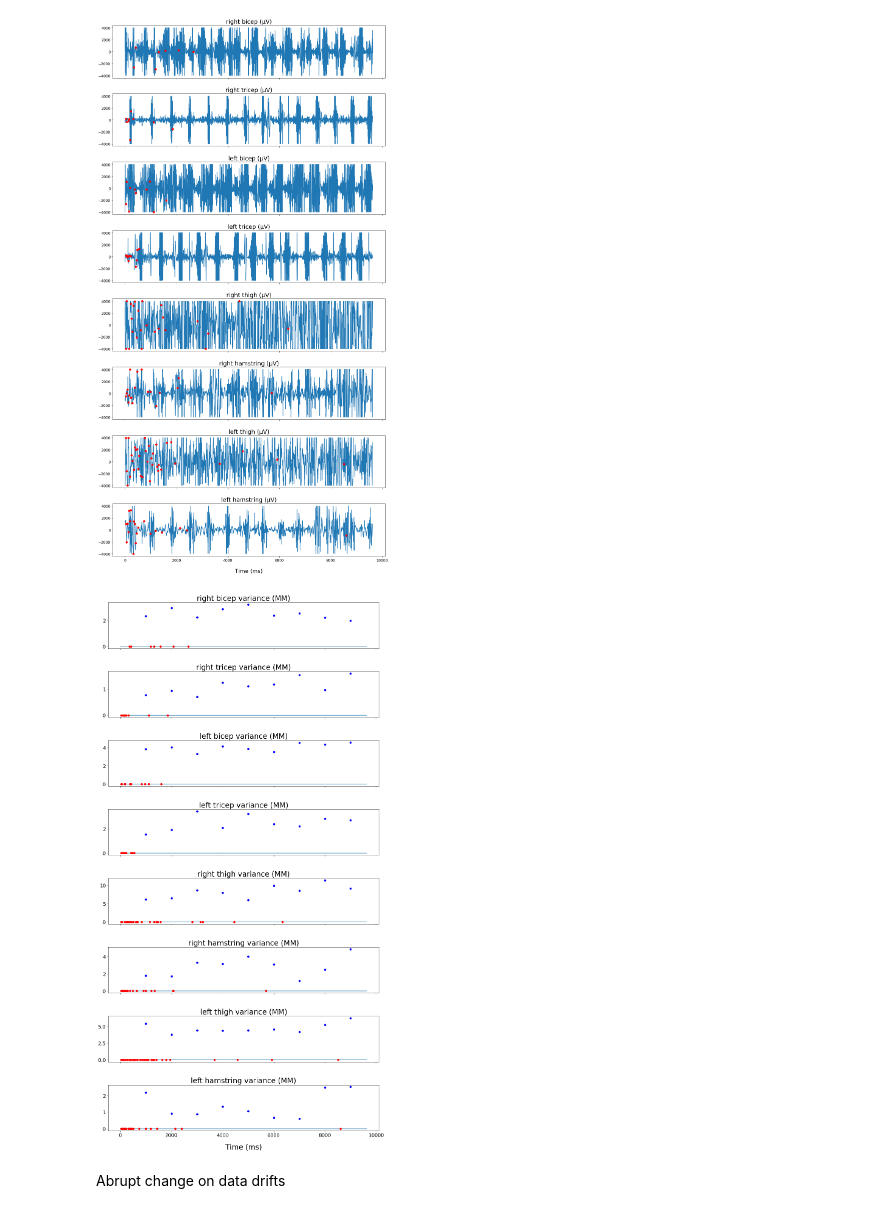
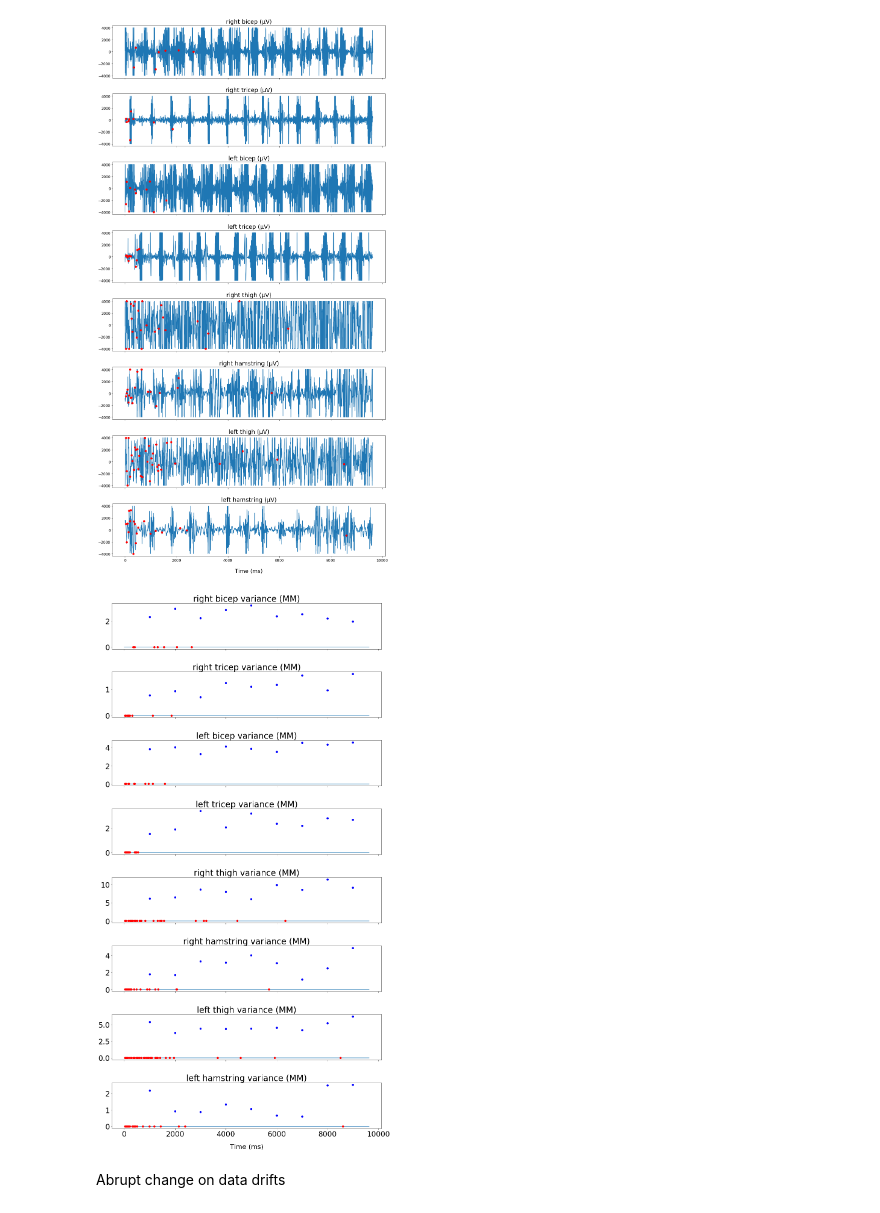
Before and after one commit to dmvieira/driftage, a Jupyter notebook: examples/health_monitor/Data Analysis.ipynb, the cells around one changed output. Saved outputs shown, nothing was run; the diff lists cells and outputs as text; code cells hidden in the pictures.

Commit message:
fixing more imports

```diff
--- a/examples/health_monitor/Data Analysis.ipynb
+++ b/examples/health_monitor/Data Analysis.ipynb
@@ -106,27 +106,25 @@ for ax, column in enumerate(df.columns):
 # %% [output]
 [figure]
 # %%
-from matplotlib import pyplot
-
-fig, axes = pyplot.subplots(8, 1, figsize=(16, 32), sharex=True);
+fig, axes = plt.subplots(8, 1, figsize=(16, 32), sharex=True);
 
 titles = [f"{col} variance (MM)" for col in df.columns]
-plt.rcParams.update({'font.size': 20})
+plt.rcParams.update({'font.size': 23})
 fig.subplots_adjust(hspace=.5)
 df_copy = df.copy()
 for ax, column in enumerate(df_copy.columns):
     variances = all_variances[column]
     keys = [k[0] for k in variances]
     var = [v[1]/1000000 for v in variances]
     axes[ax].plot(keys, var, "bo")
     drift = all_drifts[column]
     df_copy[column] = 0
     df_copy[column].plot(ax=axes[ax], title=titles[ax])
-    axes[ax].set_xlabel("Time (ms)", fontsize=24, labelpad=20)
+    axes[ax].set_xlabel("Time (ms)", fontsize=22, labelpad=20)
     axes[ax].ticklabel_format(style='plain')
     axes[ax].plot(range(len(drift)), [0 if d else None for d in drift], "ro")
 # %% [output]
-[figure, old version]
+[figure, new version]
 # %% [markdown]
 Abrupt change on data drifts
 # %%
```
